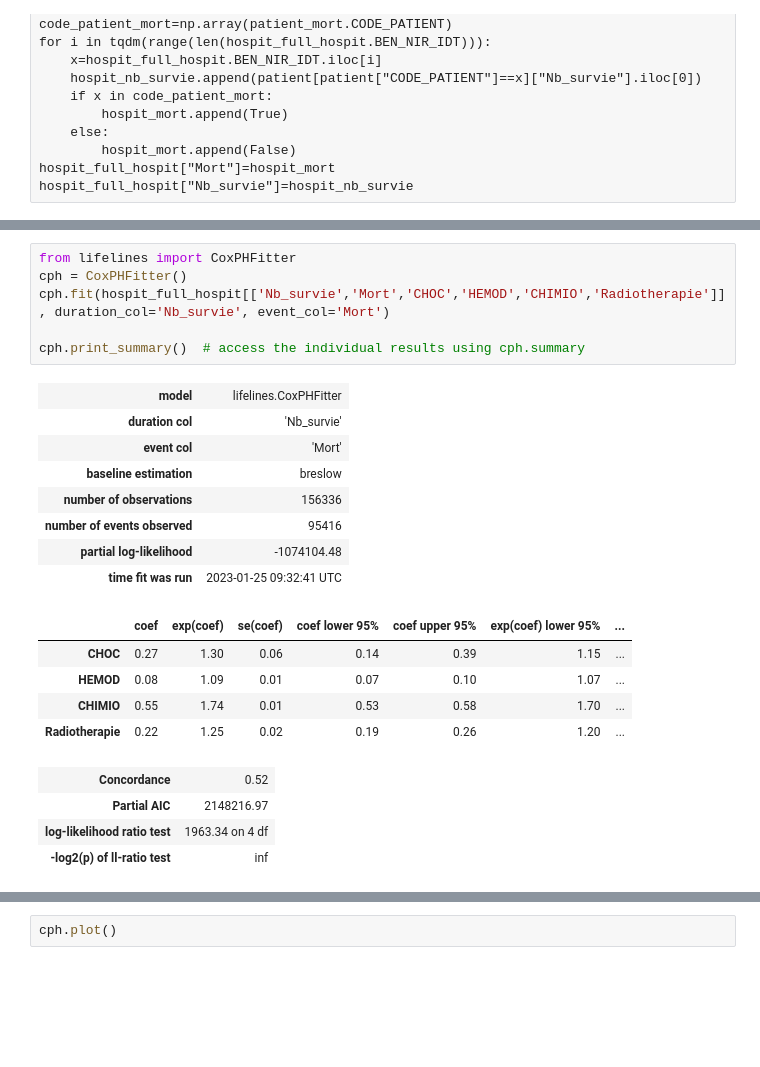
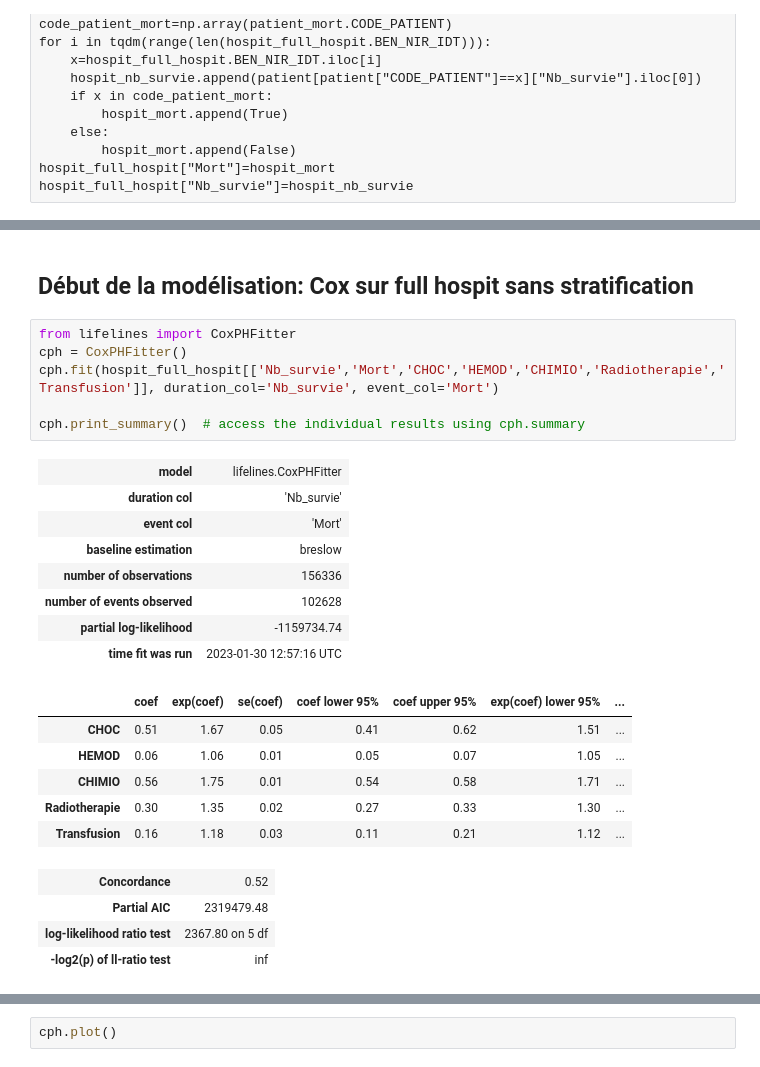
Before and after one commit to Kirscher/TextMining_Parcours_de_soin, a Jupyter notebook: survival_analysis/Lifelines.ipynb, the cells around one changed output, grey strips where cells are left out. Drawn from its saved outputs; the diff is of its cells as text; blank space fills up the shorter version.

```diff
--- a/survival_analysis/Lifelines.ipynb
+++ b/survival_analysis/Lifelines.ipynb
@@ -141,25 +163,28 @@ hospit_full_hospit
+# %% [markdown]
+## Début de la modélisation: Cox sur full hospit sans stratification
 # %%
 from lifelines import CoxPHFitter
 cph = CoxPHFitter()
-cph.fit(hospit_full_hospit[['Nb_survie','Mort','CHOC','HEMOD','CHIMIO','Radiotherapie']], duration_col='Nb_survie', event_col='Mort')
+cph.fit(hospit_full_hospit[['Nb_survie','Mort','CHOC','HEMOD','CHIMIO','Radiotherapie','Transfusion']], duration_col='Nb_survie', event_col='Mort')
 
 cph.print_summary()  # access the individual results using cph.summary
 # %% [output]
 | model | lifelines.CoxPHFitter |
 | duration col | 'Nb_survie' |
 | event col | 'Mort' |
 | baseline estimation | breslow |
 | number of observations | 156336 |
-| number of events observed | 95416 |
-| partial log-likelihood | -1074104.48 |
-| time fit was run | 2023-01-25 09:32:41 UTC |
+| number of events observed | 102628 |
+| partial log-likelihood | -1159734.74 |
+| time fit was run | 2023-01-30 12:57:16 UTC |
 |  | coef | exp(coef) | se(coef) | coef lower 95% | coef upper 95% | exp(coef) lower 95% | ... |
-| CHOC | 0.27 | 1.30 | 0.06 | 0.14 | 0.39 | 1.15 | ... |
-| HEMOD | 0.08 | 1.09 | 0.01 | 0.07 | 0.10 | 1.07 | ... |
-| CHIMIO | 0.55 | 1.74 | 0.01 | 0.53 | 0.58 | 1.70 | ... |
-| Radiotherapie | 0.22 | 1.25 | 0.02 | 0.19 | 0.26 | 1.20 | ... |
+| CHOC | 0.51 | 1.67 | 0.05 | 0.41 | 0.62 | 1.51 | ... |
+| HEMOD | 0.06 | 1.06 | 0.01 | 0.05 | 0.07 | 1.05 | ... |
+| CHIMIO | 0.56 | 1.75 | 0.01 | 0.54 | 0.58 | 1.71 | ... |
+| Radiotherapie | 0.30 | 1.35 | 0.02 | 0.27 | 0.33 | 1.30 | ... |
+| Transfusion | 0.16 | 1.18 | 0.03 | 0.11 | 0.21 | 1.12 | ... |
 | Concordance | 0.52 |
-| Partial AIC | 2148216.97 |
-| log-likelihood ratio test | 1963.34 on 4 df |
+| Partial AIC | 2319479.48 |
+| log-likelihood ratio test | 2367.80 on 5 df |
 | -log2(p) of ll-ratio test | inf |
 # %%
```
Also changed, not shown: parts of 47 cells of this notebook.
